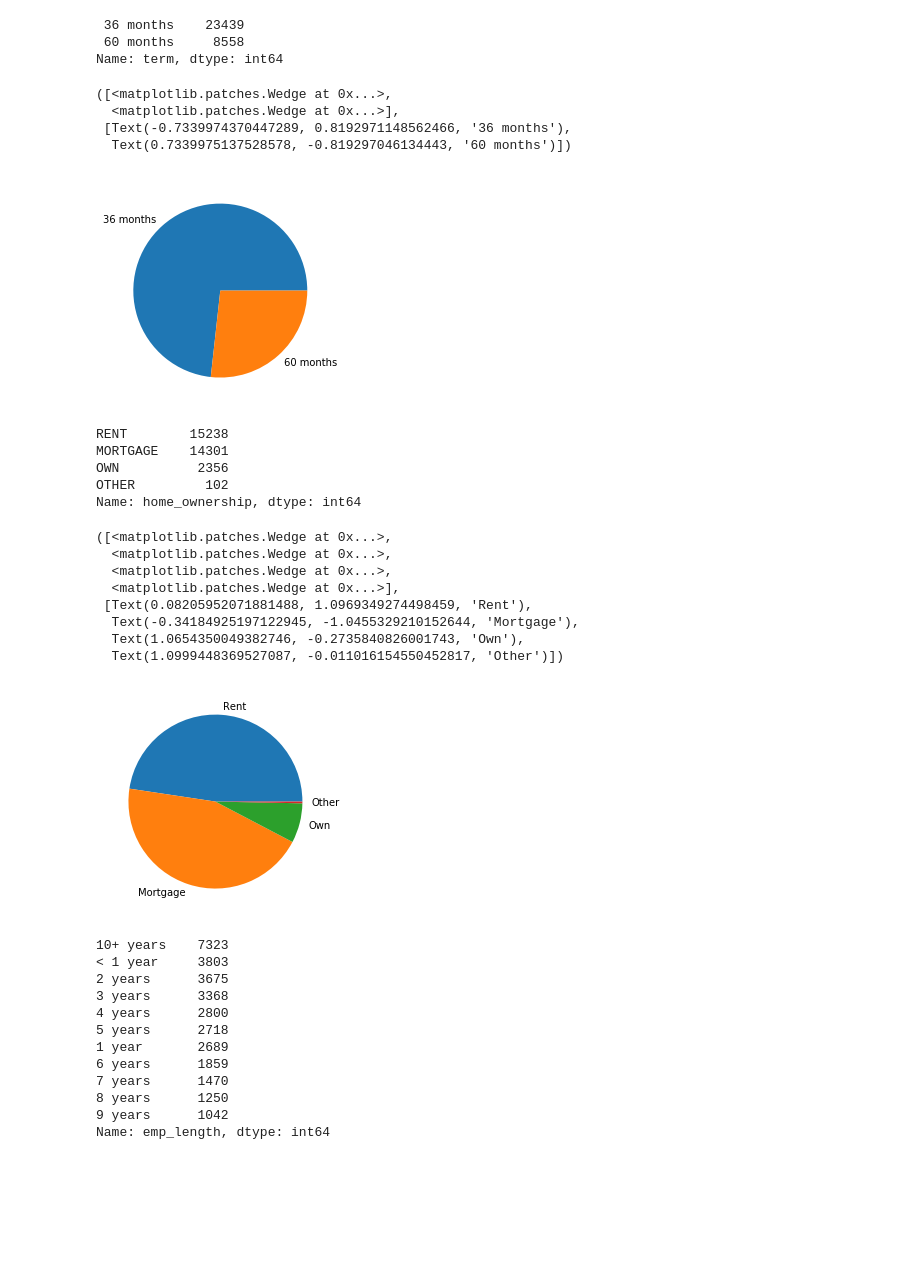
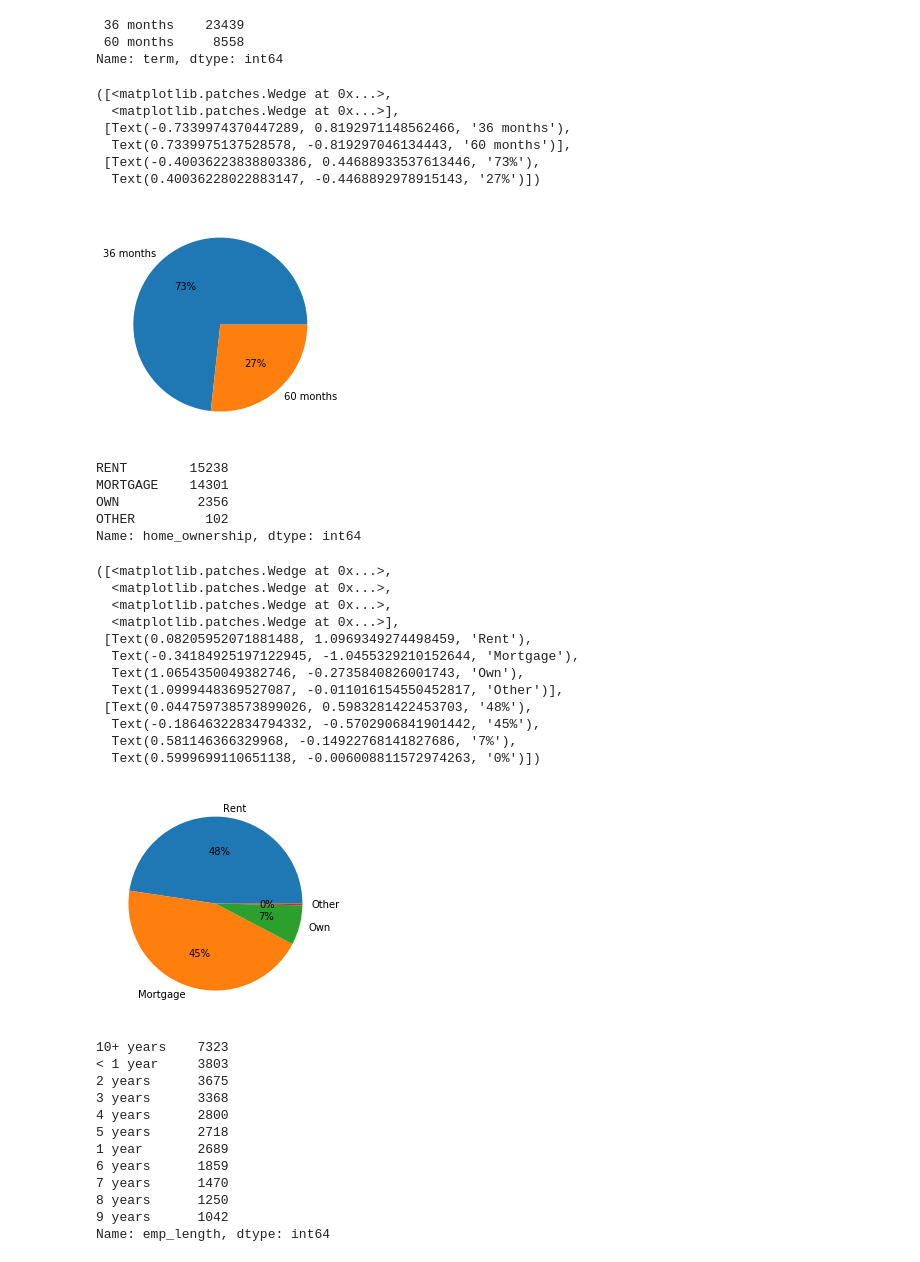
Before and after one commit to VilmaDaukantaite/final_project, a Jupyter notebook: 2007-2011_descriptive_analysis.ipynb, the cells around one changed output. Cells and saved outputs as stored; diff of their text form; code cells hidden in the pictures; blank space fills up the shorter version.

```diff
--- a/2007-2011_descriptive_analysis.ipynb
+++ b/2007-2011_descriptive_analysis.ipynb
@@ -83,13 +83,15 @@ pre_loan_df["term"].value_counts()
  60 months     8558
 Name: term, dtype: int64
 # %%
-plt.pie(pre_loan_df["term"].value_counts(), labels = ["36 months", "60 months"])
+plt.pie(pre_loan_df["term"].value_counts(), labels = ["36 months", "60 months"], autopct='%1.0f%%')
 # %% [output]
 ([<matplotlib.patches.Wedge at 0x...>,
   <matplotlib.patches.Wedge at 0x...>],
  [Text(-0.7339974370447289, 0.8192971148562466, '36 months'),
-  Text(0.7339975137528578, -0.819297046134443, '60 months')])
+  Text(0.7339975137528578, -0.819297046134443, '60 months')],
+ [Text(-0.40036223838803386, 0.44688933537613446, '73%'),
+  Text(0.40036228022883147, -0.4468892978915143, '27%')])
-[figure, old version]
+[figure, new version]
 # %%
 pre_loan_df["home_ownership"].value_counts()
 # %% [output]
@@ -99,17 +101,21 @@ OWN          2356
 OTHER         102
 Name: home_ownership, dtype: int64
 # %%
-plt.pie(pre_loan_df["home_ownership"].value_counts(), labels = ["Rent", "Mortgage", "Own", "Other"])
+plt.pie(pre_loan_df["home_ownership"].value_counts(), labels = ["Rent", "Mortgage", "Own", "Other"], autopct='%1.0f%%')
 # %% [output]
 ([<matplotlib.patches.Wedge at 0x...>,
   <matplotlib.patches.Wedge at 0x...>,
   <matplotlib.patches.Wedge at 0x...>,
   <matplotlib.patches.Wedge at 0x...>],
  [Text(0.08205952071881488, 1.0969349274498459, 'Rent'),
   Text(-0.34184925197122945, -1.0455329210152644, 'Mortgage'),
   Text(1.0654350049382746, -0.2735840826001743, 'Own'),
-  Text(1.0999448369527087, -0.011016154550452817, 'Other')])
+  Text(1.0999448369527087, -0.011016154550452817, 'Other')],
+ [Text(0.044759738573899026, 0.5983281422453703, '48%'),
+  Text(-0.18646322834794332, -0.5702906841901442, '45%'),
+  Text(0.581146366329968, -0.14922768141827686, '7%'),
+  Text(0.5999699110651138, -0.006008811572974263, '0%')])
-[figure, old version]
+[figure, new version]
 # %%
 pre_loan_df["emp_length"].value_counts()
 # %% [output]
```
Also changed, not shown: parts of 6 cells of this notebook.
